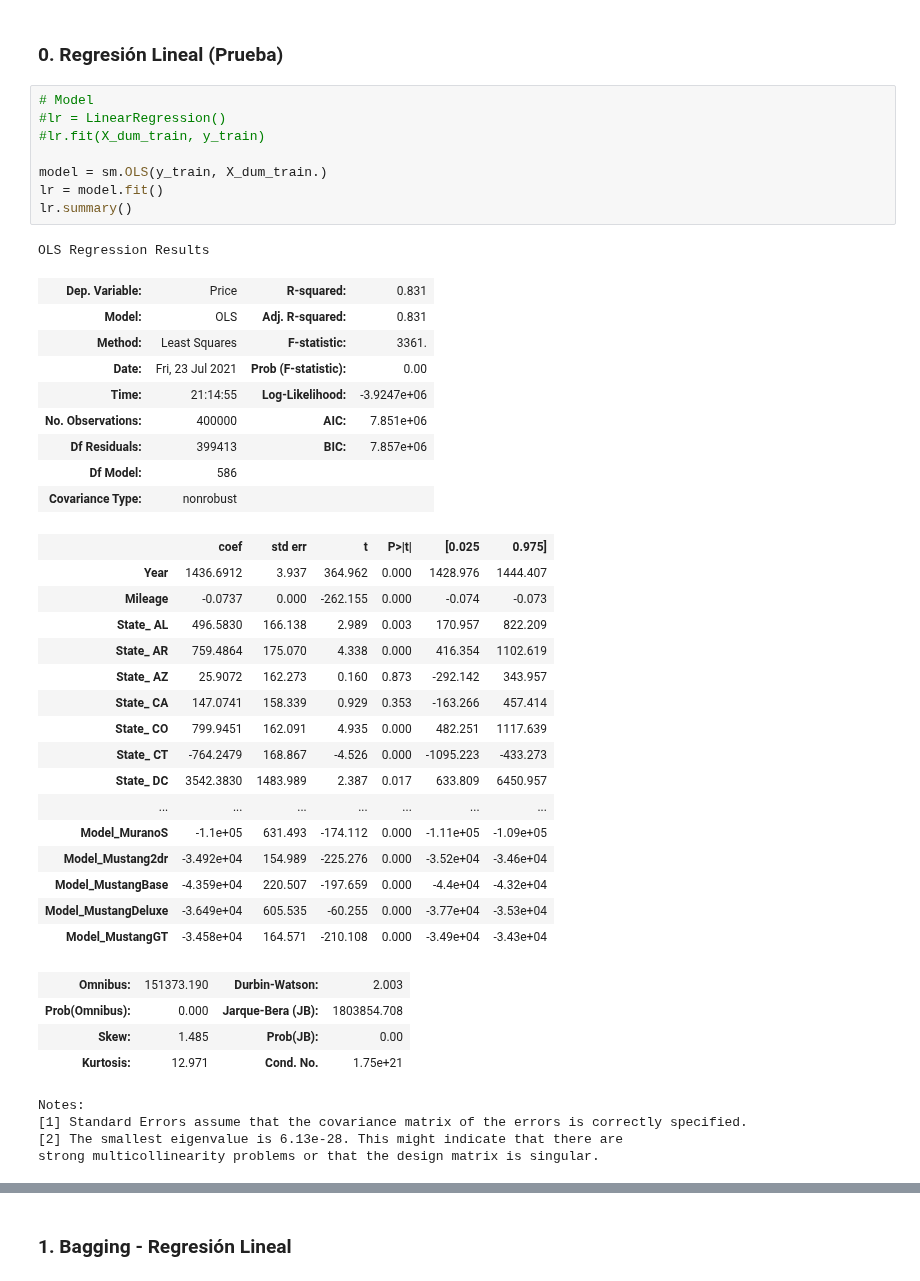
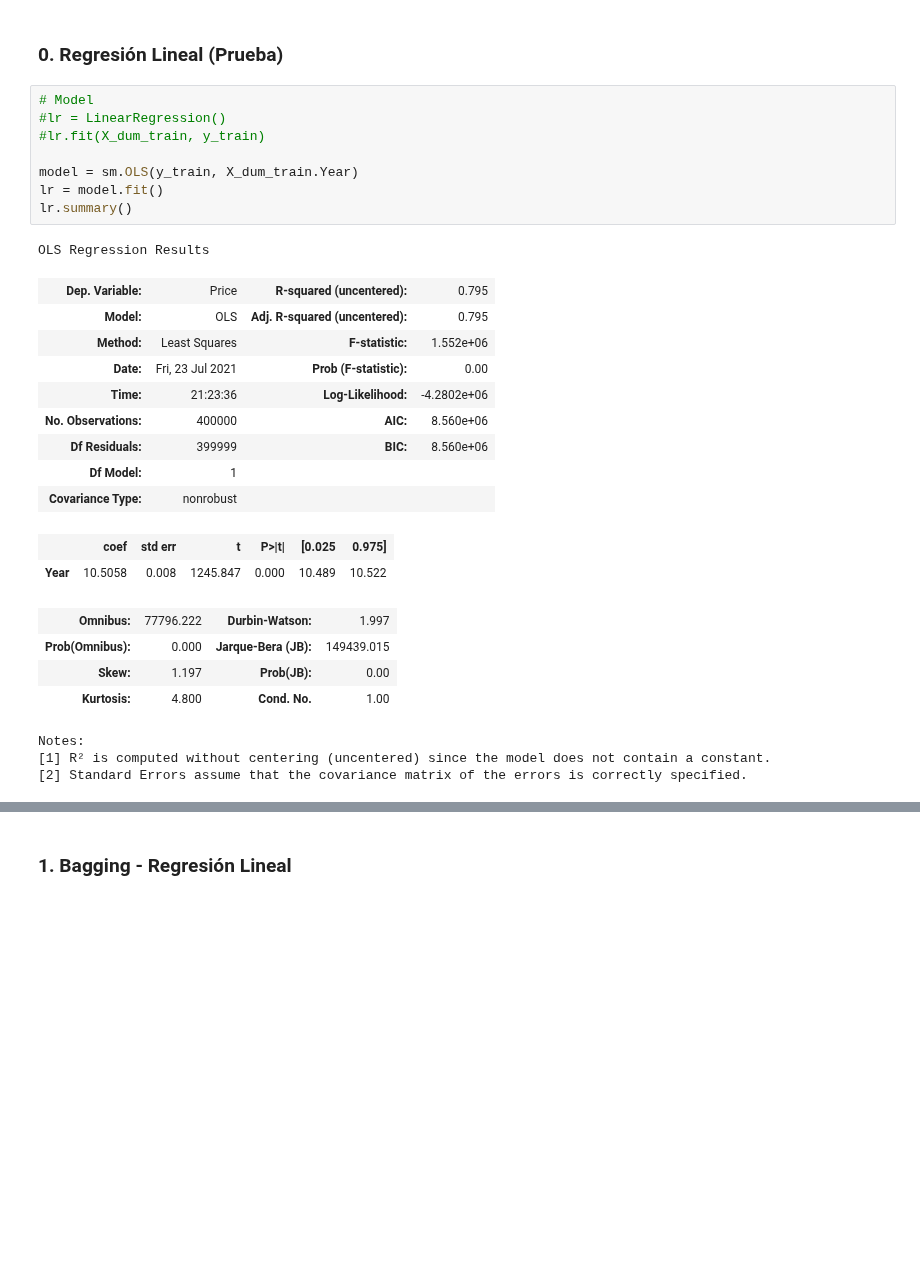
Before and after one commit to jega1228/Analisis_avanzado_Datos, a Jupyter notebook: P2 - API Precio Vehiculos Usados.ipynb, the cells around one changed output, grey strips where cells are left out. Drawn from its saved outputs; the diff is of its cells as text; blank space fills up the shorter version.

```diff
--- a/P2 - API Precio Vehiculos Usados.ipynb
+++ b/P2 - API Precio Vehiculos Usados.ipynb
@@ -141,45 +141,30 @@ X_dum_train, X_dum_test, y_train, y_test = train_test_split(X_dum, y, test_size=
 # %%
 # Model
 #lr = LinearRegression()
 #lr.fit(X_dum_train, y_train)
 
-model = sm.OLS(y_train, X_dum_train.)
+model = sm.OLS(y_train, X_dum_train.Year)
 lr = model.fit()
 lr.summary()
 # %% [output]
 OLS Regression Results
-| Dep. Variable: | Price | R-squared: | 0.831 |
-| Model: | OLS | Adj. R-squared: | 0.831 |
-| Method: | Least Squares | F-statistic: | 3361. |
+| Dep. Variable: | Price | R-squared (uncentered): | 0.795 |
+| Model: | OLS | Adj. R-squared (uncentered): | 0.795 |
+| Method: | Least Squares | F-statistic: | 1.552e+06 |
 | Date: | Fri, 23 Jul 2021 | Prob (F-statistic): | 0.00 |
-| Time: | 21:14:55 | Log-Likelihood: | -3.9247e+06 |
-| No. Observations: | 400000 | AIC: | 7.851e+06 |
-| Df Residuals: | 399413 | BIC: | 7.857e+06 |
-| Df Model: | 586 |  |  |
+| Time: | 21:23:36 | Log-Likelihood: | -4.2802e+06 |
+| No. Observations: | 400000 | AIC: | 8.560e+06 |
+| Df Residuals: | 399999 | BIC: | 8.560e+06 |
+| Df Model: | 1 |  |  |
 | Covariance Type: | nonrobust |  |  |
 |  | coef | std err | t | P>|t| | [0.025 | 0.975] |
-| Year | 1436.6912 | 3.937 | 364.962 | 0.000 | 1428.976 | 1444.407 |
-| Mileage | -0.0737 | 0.000 | -262.155 | 0.000 | -0.074 | -0.073 |
-| State_ AL | 496.5830 | 166.138 | 2.989 | 0.003 | 170.957 | 822.209 |
-| State_ AR | 759.4864 | 175.070 | 4.338 | 0.000 | 416.354 | 1102.619 |
-| State_ AZ | 25.9072 | 162.273 | 0.160 | 0.873 | -292.142 | 343.957 |
-| State_ CA | 147.0741 | 158.339 | 0.929 | 0.353 | -163.266 | 457.414 |
-| State_ CO | 799.9451 | 162.091 | 4.935 | 0.000 | 482.251 | 1117.639 |
-| State_ CT | -764.2479 | 168.867 | -4.526 | 0.000 | -1095.223 | -433.273 |
-| State_ DC | 3542.3830 | 1483.989 | 2.387 | 0.017 | 633.809 | 6450.957 |
-| ... | ... | ... | ... | ... | ... | ... |
-| Model_MuranoS | -1.1e+05 | 631.493 | -174.112 | 0.000 | -1.11e+05 | -1.09e+05 |
-| Model_Mustang2dr | -3.492e+04 | 154.989 | -225.276 | 0.000 | -3.52e+04 | -3.46e+04 |
-| Model_MustangBase | -4.359e+04 | 220.507 | -197.659 | 0.000 | -4.4e+04 | -4.32e+04 |
-| Model_MustangDeluxe | -3.649e+04 | 605.535 | -60.255 | 0.000 | -3.77e+04 | -3.53e+04 |
-| Model_MustangGT | -3.458e+04 | 164.571 | -210.108 | 0.000 | -3.49e+04 | -3.43e+04 |
+| Year | 10.5058 | 0.008 | 1245.847 | 0.000 | 10.489 | 10.522 |
-| Omnibus: | 151373.190 | Durbin-Watson: | 2.003 |
-| Prob(Omnibus): | 0.000 | Jarque-Bera (JB): | 1803854.708 |
-| Skew: | 1.485 | Prob(JB): | 0.00 |
-| Kurtosis: | 12.971 | Cond. No. | 1.75e+21 |
+| Omnibus: | 77796.222 | Durbin-Watson: | 1.997 |
+| Prob(Omnibus): | 0.000 | Jarque-Bera (JB): | 149439.015 |
+| Skew: | 1.197 | Prob(JB): | 0.00 |
+| Kurtosis: | 4.800 | Cond. No. | 1.00 |
 Notes:
-[1] Standard Errors assume that the covariance matrix of the errors is correctly specified.
-[2] The smallest eigenvalue is 6.13e-28. This might indicate that there are
-strong multicollinearity problems or that the design matrix is singular.
+[1] R² is computed without centering (uncentered) since the model does not contain a constant.
+[2] Standard Errors assume that the covariance matrix of the errors is correctly specified.
 # %%
 # RMSE
```
Also changed, not shown: parts of 1 cell of this notebook.
